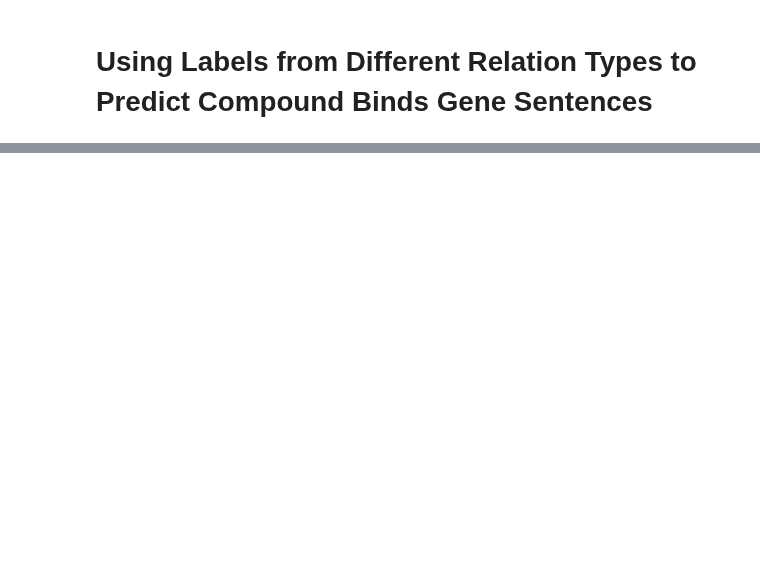
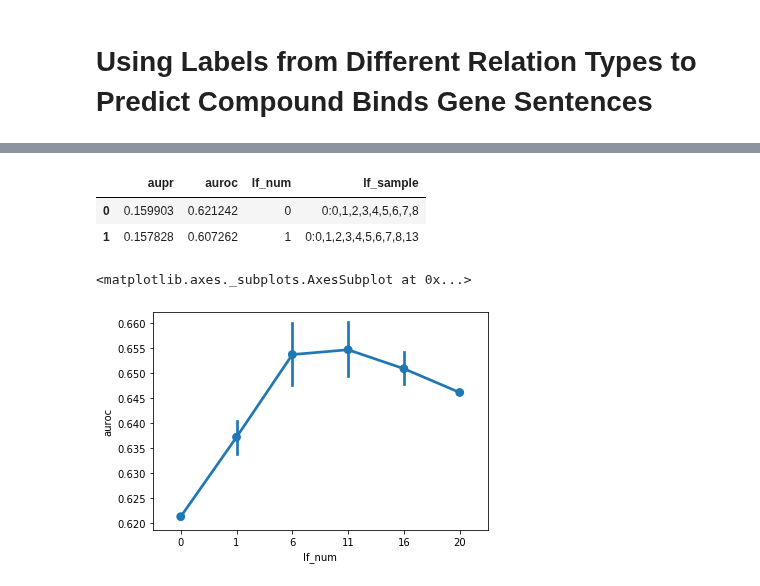
Before and after one commit to greenelab/snorkeling, a Jupyter notebook: compound_gene/compound_binds_gene/label_sampling_experiment/label_sampling_experiment.ipynb, the cells around one changed output, grey strips where cells are left out. Cells and saved outputs as stored; diff of their text form; code cells hidden in the pictures; blank space fills up the shorter version.

Commit message:
Updated corrected gen model (#94)

```diff
--- a/compound_gene/compound_binds_gene/label_sampling_experiment/label_sampling_experiment.ipynb
+++ b/compound_gene/compound_binds_gene/label_sampling_experiment/label_sampling_experiment.ipynb
@@ -815,0 +87,3 @@ test_all_marginals_df.to_csv(
+# %%
+dev_baseline_df = get_model_performance(candidate_dfs['dev'].curated_cbg, dev_grid_results, 0)
+dev_baseline_df.head(2)
@@ -815,0 +132,33 @@ test_all_marginals_df.to_csv(
+# %%
+dev_records = []
+test_records = []
+for num_lf in sampled_lfs_dict:
+    train_grid_results, dev_grid_results, test_grid_results, models = (
+        train_model_random_lfs(
+            [baseline_index + sample for sample in sampled_lfs_dict[num_lf]],
+            correct_L, correct_L_dev, candidate_dfs['dev'].curated_cbg,
+            correct_L_test,pd.np.round(pd.np.linspace(0.01, 5, num=5), 2)
+        )
+    )
+
+    (
+        pd.DataFrame({key:train_grid_results[key][:,1] for key in train_grid_results})
+        .assign(candidate_id=label_matricies['train'].candidate_id.values)
+        .to_csv(f"results/CbG/marginals/{num_lf}_sampled_train.tsv.xz", compression="xz", index=False, sep="\t")
+    )
+    (
+        pd.DataFrame({key:dev_grid_results[key][:,1] for key in dev_grid_results})
+        .to_csv(f"results/CbG/marginals/{num_lf}_sampled_dev.tsv", index=False, sep="\t")
+    )
+    (
+        pd.DataFrame({key:test_grid_results[key][:,1] for key in test_grid_results})
+        .to_csv(f"results/CbG/marginals/{num_lf}_sampled_test.tsv", index=False, sep="\t")
+    )
+
+    (
+        pd.DataFrame({key:models[key].get_weights() for key in models})
+        .to_csv(f"results/CbG/weights/{num_lf}_sampled_weights.tsv", index=False, sep="\t")
+    )
+
+    dev_records.append(get_model_performance(candidate_dfs['dev'].curated_cbg, dev_grid_results, num_lf))
+    test_records.append(get_model_performance(candidate_dfs['test'].curated_cbg, test_grid_results, num_lf))
@@ -815,0 +171,13 @@ test_all_marginals_df.to_csv(
+# %%
+dev_full_results_df = pd.concat([dev_baseline_df] + dev_records).reset_index(drop=True)
+dev_full_results_df.to_csv("results/CbG/results/dev_sampled_results.tsv", index=False, sep="\t")
+dev_full_results_df.head(2)
+# %% [output]
+|  | aupr | auroc | lf_num | lf_sample |
+| 0 | 0.159903 | 0.621242 | 0 | 0:0,1,2,3,4,5,6,7,8 |
+| 1 | 0.157828 | 0.607262 | 1 | 0:0,1,2,3,4,5,6,7,8,13 |
+# %%
+sns.pointplot(x='lf_num', y='auroc', data=dev_full_results_df)
+# %% [output]
+<matplotlib.axes._subplots.AxesSubplot at 0x...>
+[figure, added]
```
Also changed, not shown: parts of 158 cells of this notebook, 20 other files.
